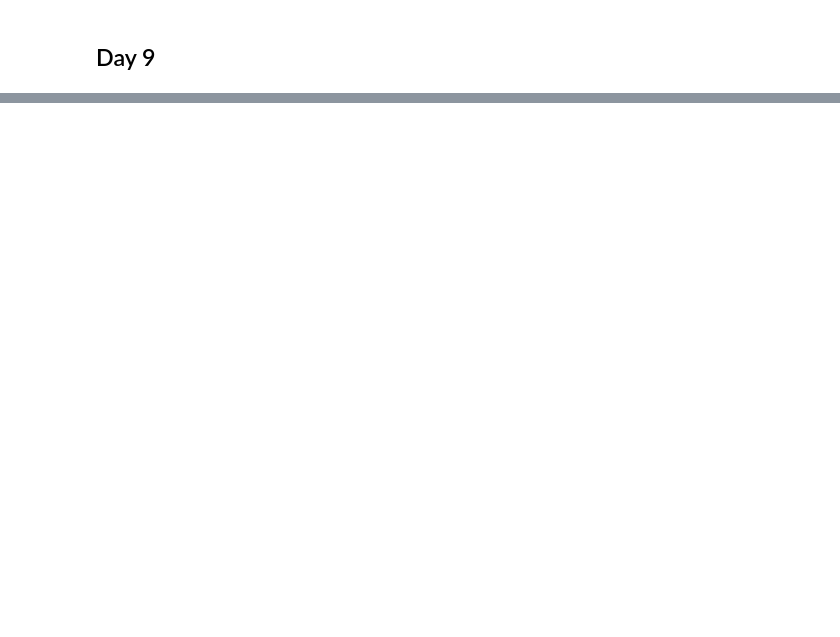
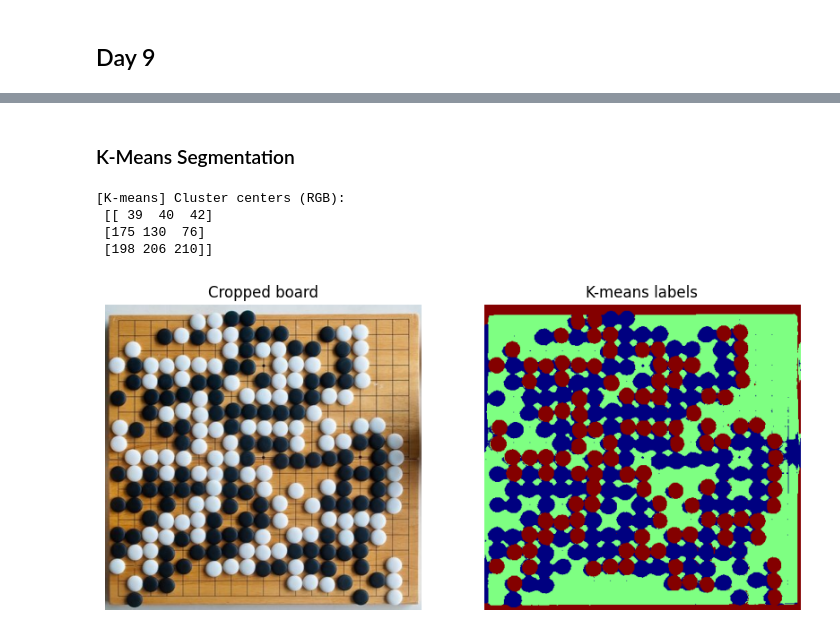
Before and after one commit to infamousperi/GBSV_MC, a Jupyter notebook: MC2/Segmentation_Morphological_Operations_Object_Properties.ipynb, the cells around one changed output, grey strips where cells are left out. Saved outputs shown, nothing was run; the diff lists cells and outputs as text; code cells hidden in the pictures; blank space fills up the shorter version.

```diff
--- a/MC2/Segmentation_Morphological_Operations_Object_Properties.ipynb
+++ b/MC2/Segmentation_Morphological_Operations_Object_Properties.ipynb
@@ -110,0 +207,27 @@ plt.figure(figsize=(6,4)); plt.imshow(img_vm); plt.title("Vending Machine"); plt
+# %% [markdown]
+### K-Means Segmentation
+# %%
+labels_km, centers_rgb = kmeans_segment_board(
+    img_board,
+    K=3,
+    use_lab_weighted=True,  # <- now using Lab with reduced L influence
+    blur_ksize=1,
+    max_iter=20,
+    attempts=5,
+)
+
+print("[K-means] Cluster centers (RGB):\n", centers_rgb)
+# %% [output]
+[K-means] Cluster centers (RGB):
+ [[ 39  40  42]
+ [175 130  76]
+ [198 206 210]]
+# %%
+labels_norm = (255 * labels_km / (3 - 1 + 1e-6)).astype(np.uint8)
+labels_color = cv2.applyColorMap(labels_norm, cv2.COLORMAP_JET)
+labels_color_rgb = cv2.cvtColor(labels_color, cv2.COLOR_BGR2RGB)
+
+show_pair(img_board, labels_color_rgb,
+          titles=("Cropped board", "K-means labels"))
+# %% [output]
+[figure, added]
```
Also changed, not shown: parts of 12 cells of this notebook, 2 other files.
